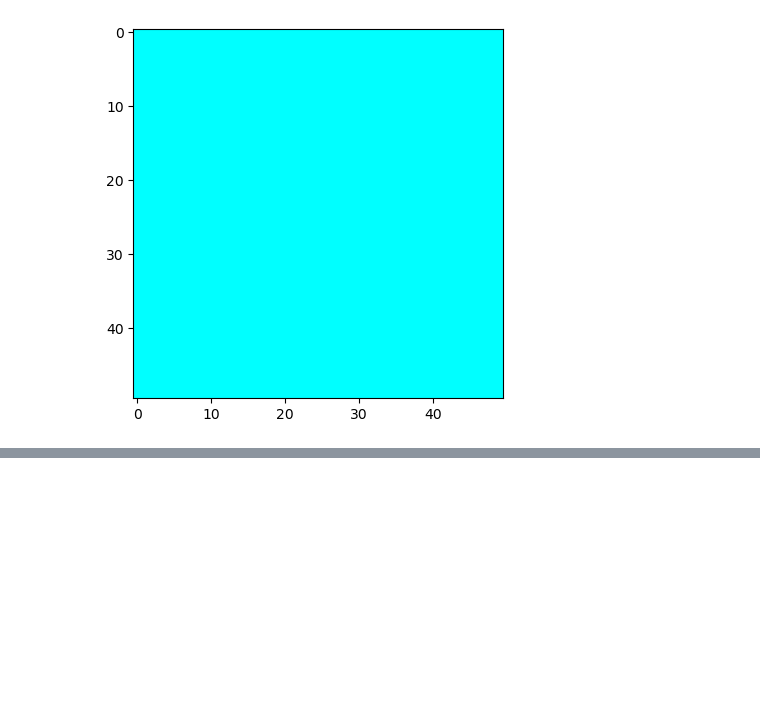
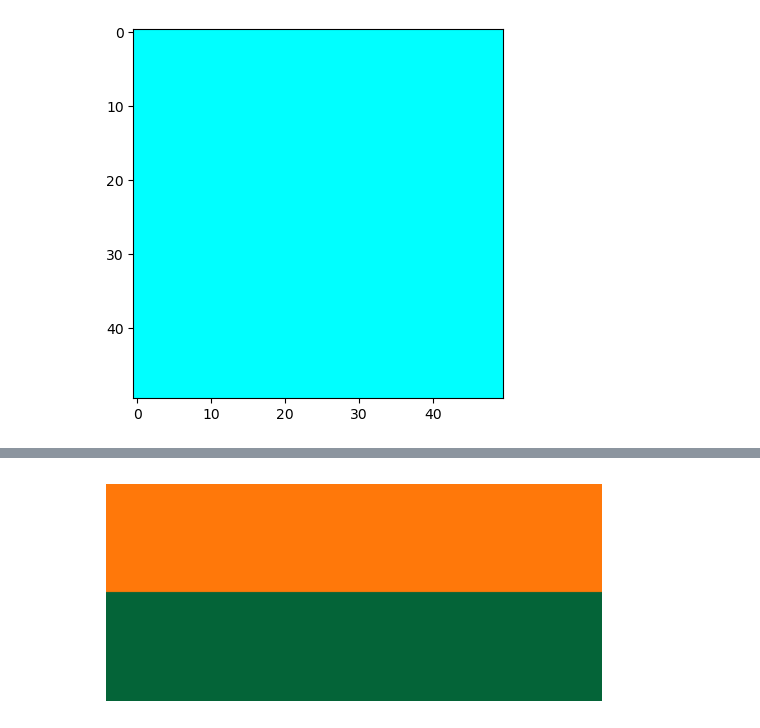
Before and after one commit to CodeByDeepankar/CTTC-AIML, a Jupyter notebook: Day14opencv.ipynb, the cells around one changed output, grey strips where cells are left out. Cells and saved outputs as stored; diff of their text form; code cells hidden in the pictures; blank space fills up the shorter version.

```diff
--- a/Day14opencv.ipynb
+++ b/Day14opencv.ipynb
@@ -115,3 +115,5 @@ plt.imshow(rgb)
 plt.show()
 # %% [output]
 [figure]
+# %%
+ac = cv2.imread('ac.jpg')
@@ -117,0 +146,7 @@ plt.show()
+# %%
+nf = np.vstack((rgb, ac, rgb2))
+plt.imshow(nf)
+plt.axis('off')
+plt.show()
+# %% [output]
+[figure, added]
```
Also changed, not shown: parts of 8 cells of this notebook, 1 other file.
